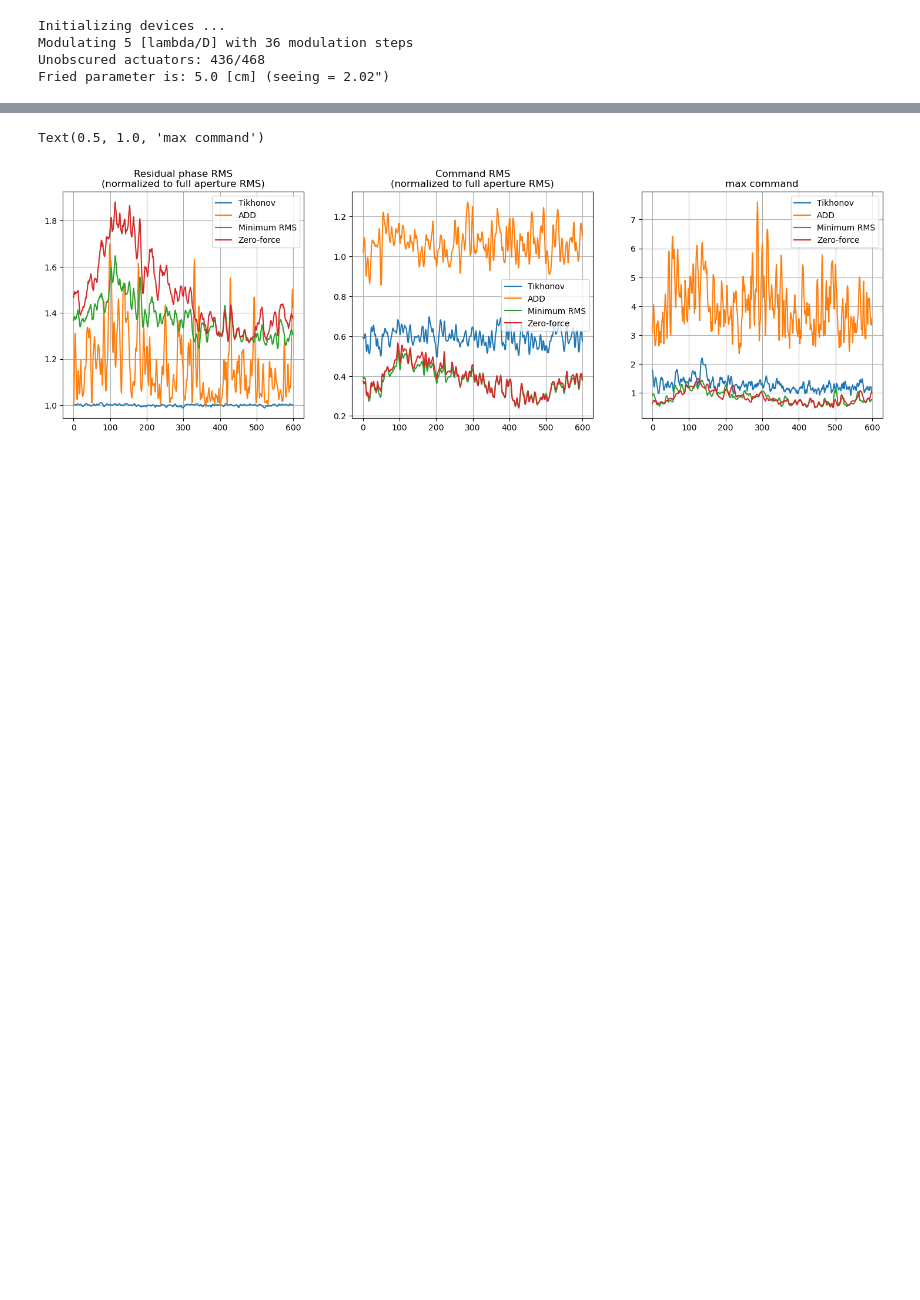
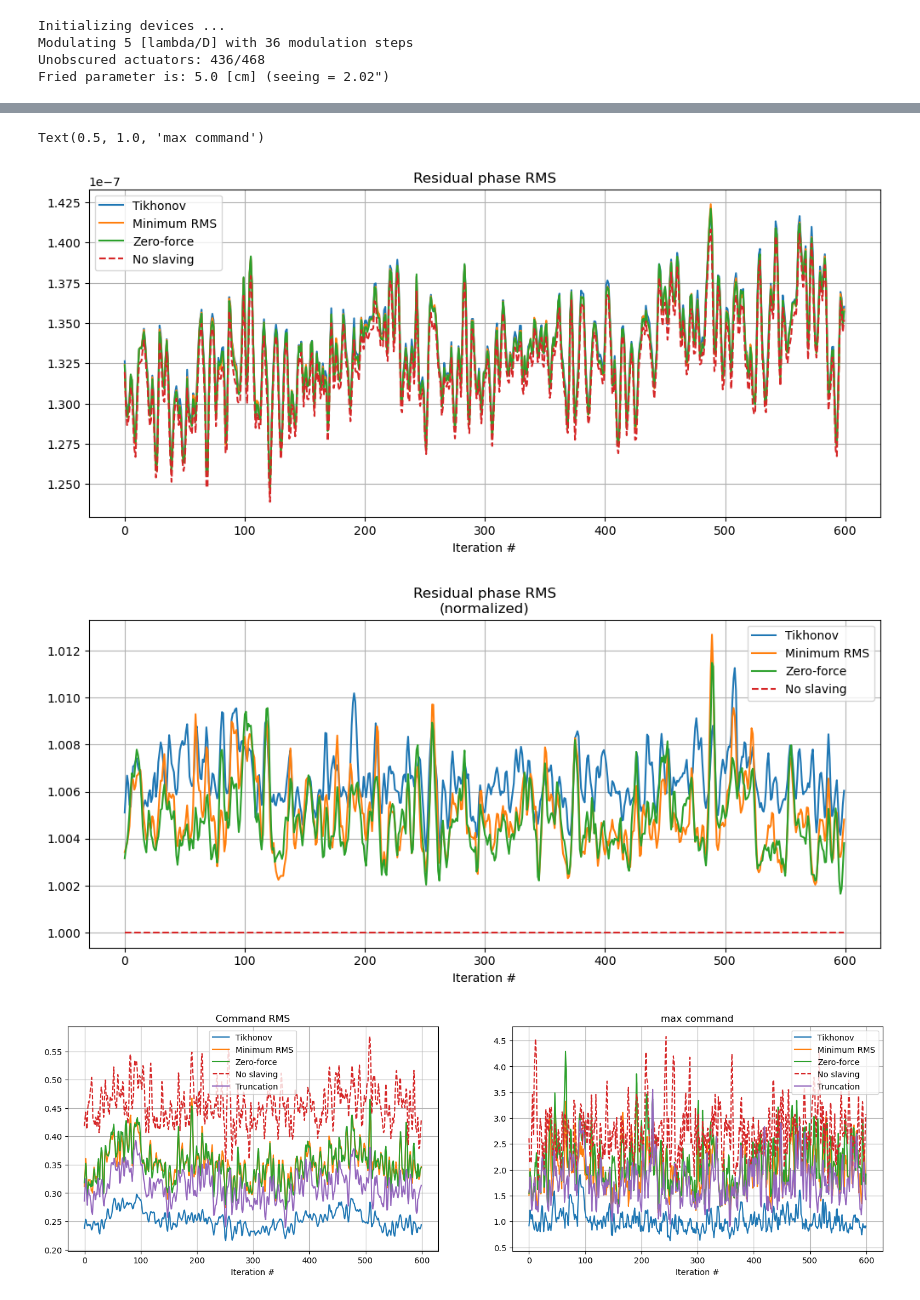
Before and after one commit to ArcetriAdaptiveOptics/ekarus, a Jupyter notebook: ekarus/notebooks/scratchSlaving.ipynb, the cells around one changed output, grey strips where cells are left out. Cells and saved outputs as stored; diff of their text form; code cells hidden in the pictures; blank space fills up the shorter version.

```diff
--- a/ekarus/notebooks/scratchSlaving.ipynb
+++ b/ekarus/notebooks/scratchSlaving.ipynb
@@ -251,23 +286,29 @@ def get_rms_res_and_cmd(phase, Rec, slaving=None, K=None, remap=False):
     return phi_rms, cmd_rms, max_cmd
 # %%
 N = 600
-step = 2
+step = 3
 
 phase_rms = xp.zeros(N)
 
 fa_rms = xp.zeros(N) # FULL APERTURE
+ns_rms = xp.zeros(N) # No slaving
+cut_rms = xp.zeros(N) # Truncation
 tikho_rms = xp.zeros(N) # tikhonov regularization
 add_rms = xp.zeros(N) # ADDing slave IFFs to masters'
 minRMS_rms = xp.zeros(N) # minimum RMS slaving
 zeroForce_rms = xp.zeros(N) # zero-force slaving
 
 fa_cmd_rms = xp.zeros(N) # FULL APERTURE
+ns_cmd_rms = xp.zeros(N) # No slaving
+cut_cmd_rms = xp.zeros(N) # Truncation
 tikho_cmd_rms = xp.zeros(N) # tikhonov regularization
 add_cmd_rms = xp.zeros(N) # ADDing slave IFFs to masters'
 minRMS_cmd_rms = xp.zeros(N) # minimum RMS slaving
 zeroForce_cmd_rms = xp.zeros(N) # zero-force slaving
 
 fa_max_cmd = xp.zeros(N) # FULL APERTURE
+ns_max_cmd = xp.zeros(N) # No slaving
+cut_max_cmd = xp.zeros(N) # Truncation
 tikho_max_cmd = xp.zeros(N) # tikhonov regularization
 add_max_cmd = xp.zeros(N) # ADDing slave IFFs to masters'
 minRMS_max_cmd = xp.zeros(N) # minimum RMS slaving
@@ -302,6 +343,12 @@ for jj in range(N):
     # FULL APERTURE
     fa_rms[jj], fa_cmd_rms[jj], fa_max_cmd[jj] = get_rms_res_and_cmd(fa_phase, fullap_Rec, remap=True)
 
+    # NO SLAVING
+    ns_rms[jj], ns_cmd_rms[jj], ns_max_cmd[jj] = get_rms_res_and_cmd(phase, unslaved_Rec)
+
+    # Truncation
+    cut_rms[jj], cut_cmd_rms[jj], cut_max_cmd[jj] = get_rms_res_and_cmd(phase, cut_Rec, slaving=cut_m2c)
+
     # tikhonov regularization
     tikho_rms[jj], tikho_cmd_rms[jj], tikho_max_cmd[jj] = get_rms_res_and_cmd(phase, tikho_Rec)
 
@@ -329,35 +378,57 @@ plt.yscale('log')
 # %%
-plt.figure(figsize=(18,5))
-plt.subplot(1,3,1)
-plt.plot(xp.asnumpy(tikho_rms/fa_rms),label='Tikhonov')
-plt.plot(xp.asnumpy(add_rms/fa_rms),label='ADD')
-plt.plot(xp.asnumpy(minRMS_rms/fa_rms),label='Minimum RMS')
-plt.plot(xp.asnumpy(zeroForce_rms/fa_rms),label='Zero-force')
+plt.figure(figsize=(12,5))
+plt.plot(xp.asnumpy(tikho_rms),label='Tikhonov')
+# plt.plot(xp.asnumpy(add_rms/ns_rms),label='ADD')
+plt.plot(xp.asnumpy(minRMS_rms),label='Minimum RMS')
+plt.plot(xp.asnumpy(zeroForce_rms),label='Zero-force')
+plt.plot(xp.asnumpy(ns_rms),'--',label='No slaving')
 plt.grid()
 plt.legend()
-plt.title('Residual phase RMS\n(normalized to full aperture RMS)')
-# plt.yscale('log')
-plt.subplot(1,3,2)
-plt.plot(xp.asnumpy(tikho_cmd_rms/fa_cmd_rms),label='Tikhonov')
-plt.plot(xp.asnumpy(add_cmd_rms/fa_cmd_rms),label='ADD')
-plt.plot(xp.asnumpy(minRMS_cmd_rms/fa_cmd_rms),label='Minimum RMS')
-plt.plot(xp.asnumpy(zeroForce_cmd_rms/fa_cmd_rms),label='Zero-force')
+plt.xlabel('Iteration #')
+plt.title('Residual phase RMS')
+
+plt.figure(figsize=(12,5))
+plt.plot(xp.asnumpy(tikho_rms/ns_rms),label='Tikhonov')
+# plt.plot(xp.asnumpy(add_rms/ns_rms),label='ADD')
+plt.plot(xp.asnumpy(minRMS_rms/ns_rms),label='Minimum RMS')
+plt.plot(xp.asnumpy(zeroForce_rms/ns_rms),label='Zero-force')
+plt.plot(xp.asnumpy(ns_rms/ns_rms),'--',label='No slaving')
+# plt.plot(xp.asnumpy(cut_rms/ns_rms),label='Truncation')
 plt.grid()
 plt.legend()
-plt.title('Command RMS\n(normalized to full aperture RMS)')
+plt.xlabel('Iteration #')
+plt.title('Residual phase RMS\n(normalized)')
 # plt.yscale('log')
-plt.subplot(1,3,3)
+plt.figure(figsize=(18,5))
+plt.subplot(1,2,1)
+plt.plot(xp.asnumpy(tikho_cmd_rms),label='Tikhonov')
+# plt.plot(xp.asnumpy(add_cmd_rms),label='ADD')
+plt.plot(xp.asnumpy(minRMS_cmd_rms),label='Minimum RMS')
+plt.plot(xp.asnumpy(zeroForce_cmd_rms),label='Zero-force')
+plt.plot(xp.asnumpy(ns_cmd_rms),'--',label='No slaving')
+plt.plot(xp.asnumpy(cut_cmd_rms),label='Truncation')
+plt.grid()
+plt.legend()
+plt.xlabel('Iteration #')
+plt.title('Command RMS')
+# plt.yscale('log')
+plt.subplot(1,2,2)
 # plt.plot(xp.asnumpy(fa_max_cmd),label='Full aperture')
 plt.plot(xp.asnumpy(tikho_max_cmd),label='Tikhonov')
-plt.plot(xp.asnumpy(add_max_cmd),label='ADD')
+# plt.plot(xp.asnumpy(add_max_cmd),label='ADD')
 plt.plot(xp.asnumpy(minRMS_max_cmd),label='Minimum RMS')
 plt.plot(xp.asnumpy(zeroForce_max_cmd),label='Zero-force')
+plt.plot(xp.asnumpy(ns_max_cmd),'--',label='No slaving')
+plt.plot(xp.asnumpy(cut_max_cmd),label='Truncation')
 plt.grid()
 plt.legend()
+plt.xlabel('Iteration #')
 plt.title('max command')
 # %% [output]
 Text(0.5, 1.0, 'max command')
-[figure, old version]
+[figure, new version]
+[figure, added]
+[figure, added]
 # %%
 atmo_phase = ssao.get_phasescreen_at_time(0.1)
 fa_phase = atmo_phase[~mask]
```
Also changed, not shown: parts of 15 cells of this notebook, 4 other files.
